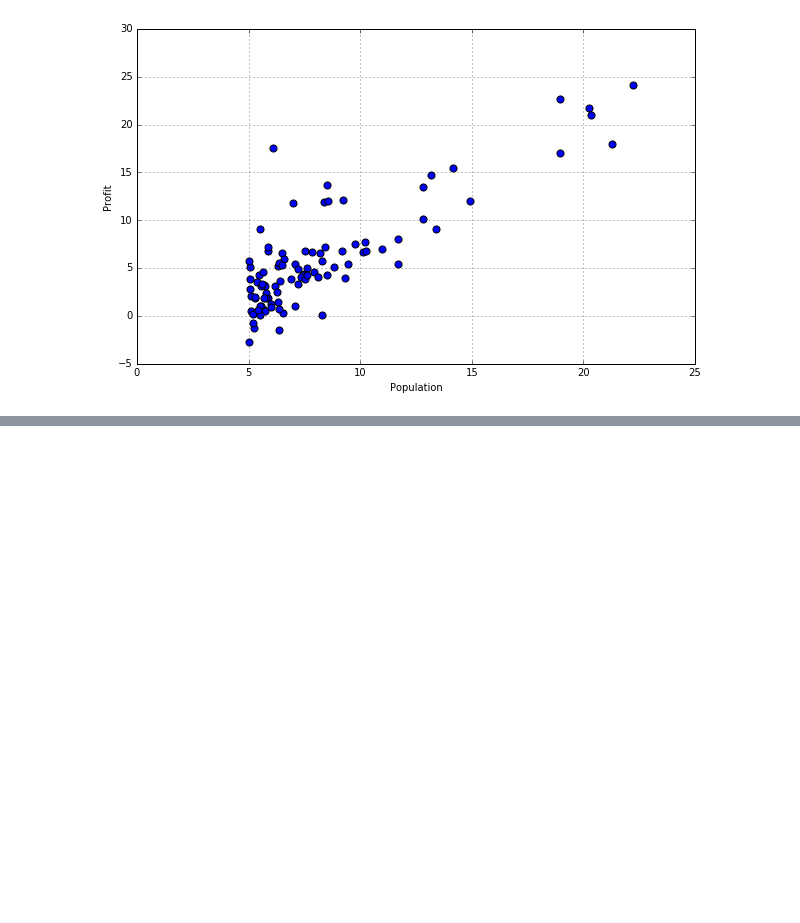
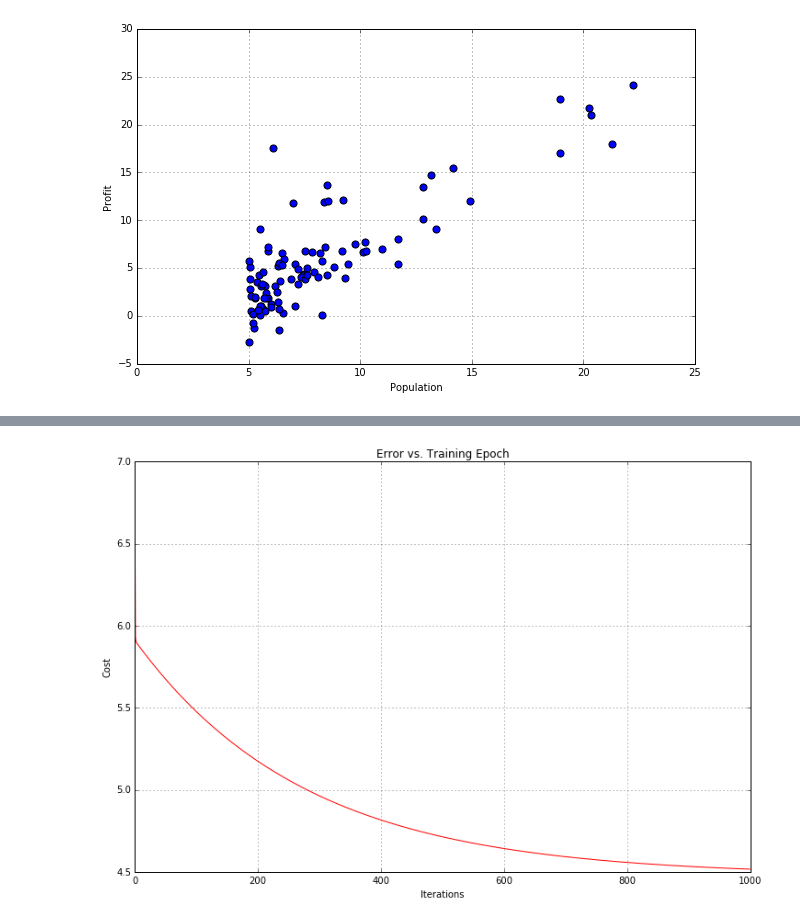
Before and after one commit to YanpuLi/Machine-Learning-Andrew-Ng-Course, a Jupyter notebook: e1/E1.ipynb, the cells around one changed output, grey strips where cells are left out. Drawn from its saved outputs; the diff is of its cells as text; code cells hidden in the pictures; blank space fills up the shorter version.

```diff
--- a/e1/E1.ipynb
+++ b/e1/E1.ipynb
@@ -33,0 +49,6 @@ plt.grid()
+# %%
+# set X (training data) and y (target variable)
+cols = data.shape[1]
+
+X = data.iloc[:,0:cols-1]
+y = data.iloc[:,cols-1:cols]
@@ -33,0 +117,9 @@ plt.grid()
+# %%
+fig, ax = plt.subplots(figsize=(12,8))
+ax.plot(np.arange(iters), cost, 'r')
+ax.set_xlabel('Iterations')
+ax.set_ylabel('Cost')
+ax.set_title('Error vs. Training Epoch')
+plt.grid()
+# %% [output]
+[figure, added]
```
Also changed, not shown: parts of 18 cells of this notebook.
